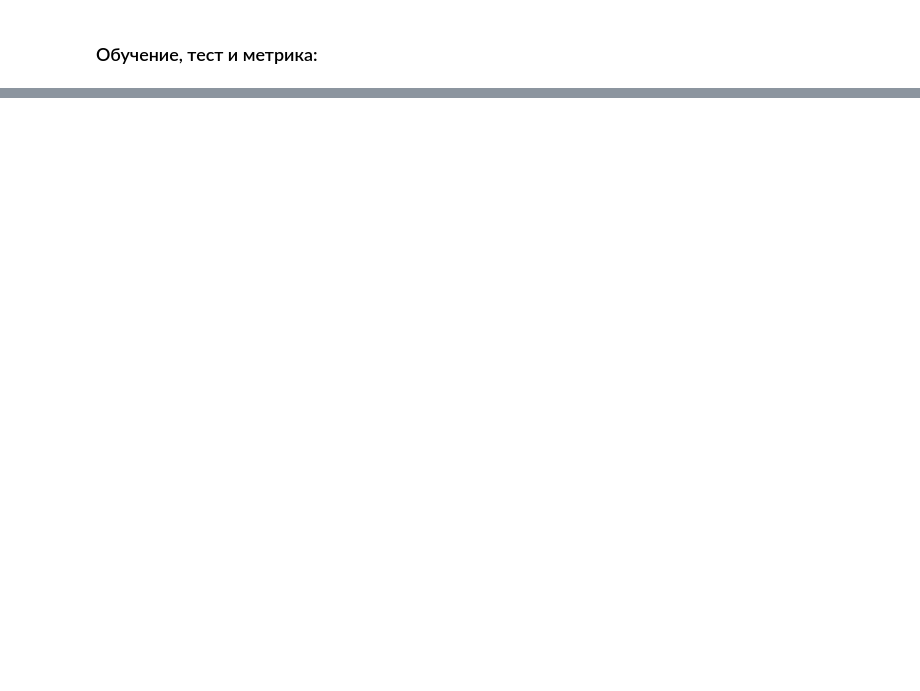
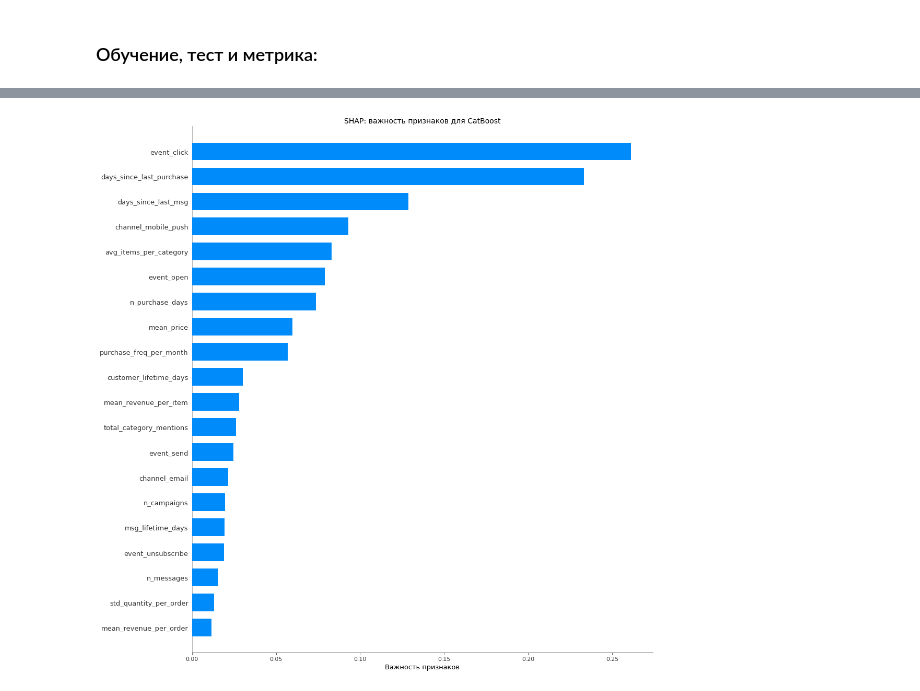
Before and after one commit to TimurBerg/Marketing, a Jupyter notebook: marketing.ipynb, the cells around one changed output, grey strips where cells are left out. Saved outputs shown, nothing was run; the diff lists cells and outputs as text; code cells hidden in the pictures; blank space fills up the shorter version.

```diff
--- a/marketing.ipynb
+++ b/marketing.ipynb
@@ -991,7 +1011,7 @@ X_train, X_test, y_train, y_test = train_test_split(
     random_state = RANDOM_STATE,
     stratify = data['target'])
 # %%
-num_cols = data.columns
+num_cols = data.drop('target', axis=1).select_dtypes(include=np.number).columns.tolist()
 # %%
 data_preprocessor = ColumnTransformer(
     [('num', StandardScaler(), num_cols)],
@@ -1062,0 +1110,2 @@ print(f"Время подбора гиперпараметров: {total_time:.2
+# %%
+cb_search.fit(X_train, y_train)
@@ -1062,0 +1161,20 @@ print(f"Время подбора гиперпараметров: {total_time:.2
+# %%
+def plot_shap_bar(shap_values, X_for_shap, feature_names, title):
+    """
+    shap_values: array (n_samples, n_features) для регрессии
+    X_for_shap: DataFrame или numpy (n_samples, n_features)
+    feature_names: список имён признаков (len = n_features)
+    """
+    shap.summary_plot(
+        shap_values,
+        X_for_shap,
+        plot_type='bar',
+        feature_names=feature_names,
+        show=False
+    )
+    ax = plt.gca()
+    plt.gcf().set_size_inches(15, 15)
+    plt.title(title, fontsize=14)
+    plt.xlabel('Важность признаков')
+    plt.tight_layout()
+    plt.show()
@@ -1062,0 +1212,22 @@ print(f"Время подбора гиперпараметров: {total_time:.2
+# %%
+# 1. Лучшая модель CatBoost из cb_search
+best_cb = cb_search.best_estimator_   # CatBoostRegressor
+
+# 2. Берём сэмпл, чтобы не грузить всё
+X_sample_cb = X_test.sample(min(2000, len(X_test)), random_state=RANDOM_STATE)
+
+# 3. TreeExplainer для CatBoost
+explainer_cb = shap.TreeExplainer(best_cb)
+
+# 4. SHAP значения (регрессия -> 2D)
+shap_values_cb = explainer_cb.shap_values(X_sample_cb)
+
+# 5. Бар-график как ты просил
+plot_shap_bar(
+    shap_values_cb,
+    X_sample_cb,
+    feature_names=X_train.columns,
+    title='SHAP: важность признаков для CatBoost'
+)
+# %% [output]
+[figure, added]
```
Also changed, not shown: parts of 23 cells of this notebook.
